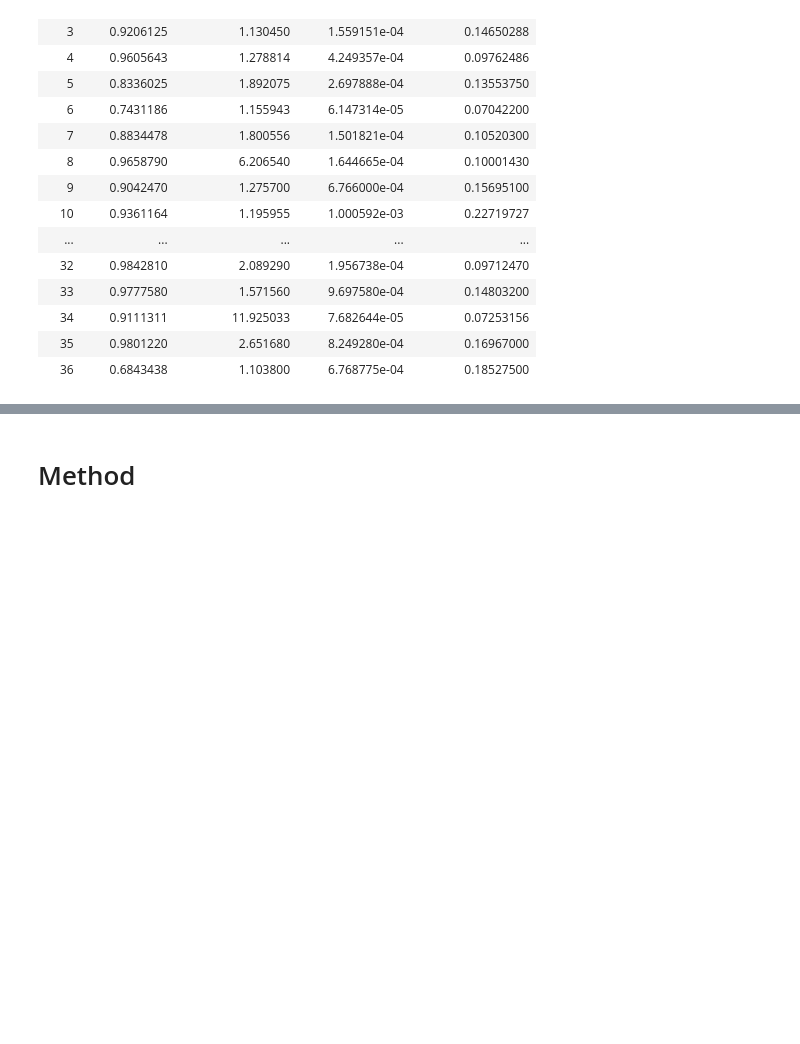
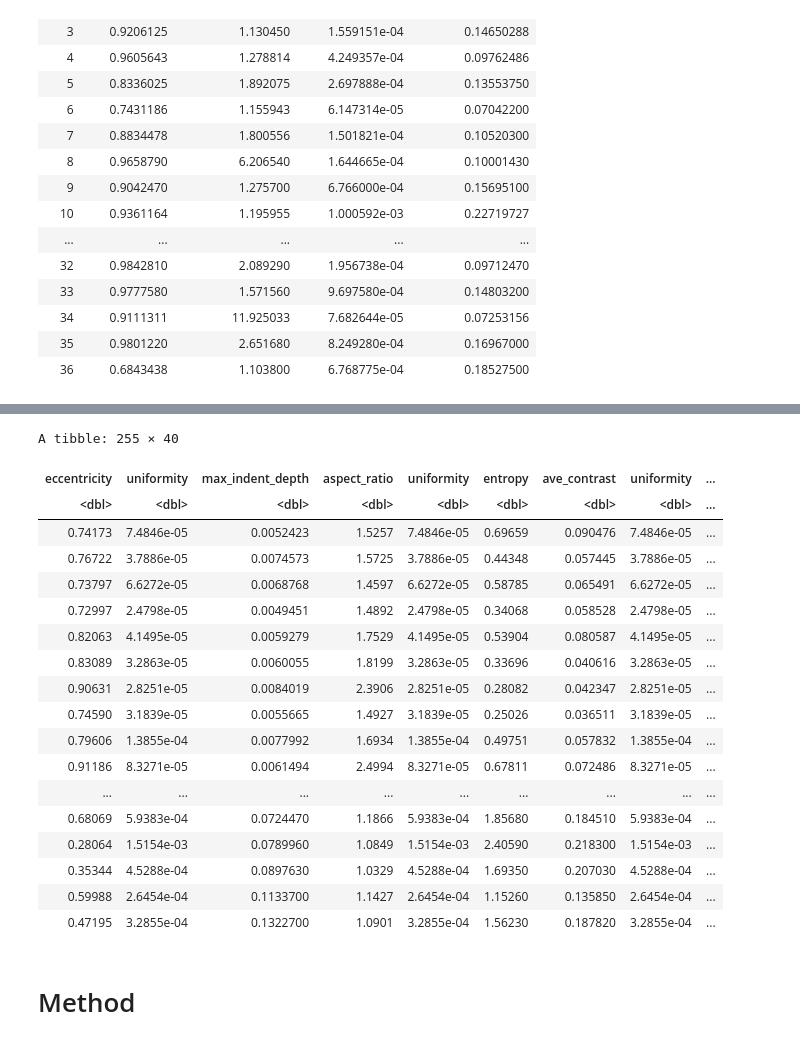
Before and after one commit to tnarode1/dsci_100_group_project, a Jupyter notebook: group.ipynb, the cells around one changed output, grey strips where cells are left out. Saved outputs shown, nothing was run; the diff lists cells and outputs as text; code cells hidden in the pictures; blank space fills up the shorter version.

```diff
--- a/group.ipynb
+++ b/group.ipynb
@@ -154,3 +172,26 @@ A tibble: 30 × 5
+# %%
+leaf_resample<-sample(leaf_train,40,replace=TRUE,prob=NULL)
+leaf_resample
+# %% [output]
+A tibble: 255 × 40
+| eccentricity | uniformity | max_indent_depth | aspect_ratio | uniformity | entropy | ave_contrast | uniformity | ... |
+| <dbl> | <dbl> | <dbl> | <dbl> | <dbl> | <dbl> | <dbl> | <dbl> | ... |
+| 0.74173 | 7.4846e-05 | 0.0052423 | 1.5257 | 7.4846e-05 | 0.69659 | 0.090476 | 7.4846e-05 | ... |
+| 0.76722 | 3.7886e-05 | 0.0074573 | 1.5725 | 3.7886e-05 | 0.44348 | 0.057445 | 3.7886e-05 | ... |
+| 0.73797 | 6.6272e-05 | 0.0068768 | 1.4597 | 6.6272e-05 | 0.58785 | 0.065491 | 6.6272e-05 | ... |
+| 0.72997 | 2.4798e-05 | 0.0049451 | 1.4892 | 2.4798e-05 | 0.34068 | 0.058528 | 2.4798e-05 | ... |
+| 0.82063 | 4.1495e-05 | 0.0059279 | 1.7529 | 4.1495e-05 | 0.53904 | 0.080587 | 4.1495e-05 | ... |
+| 0.83089 | 3.2863e-05 | 0.0060055 | 1.8199 | 3.2863e-05 | 0.33696 | 0.040616 | 3.2863e-05 | ... |
+| 0.90631 | 2.8251e-05 | 0.0084019 | 2.3906 | 2.8251e-05 | 0.28082 | 0.042347 | 2.8251e-05 | ... |
+| 0.74590 | 3.1839e-05 | 0.0055665 | 1.4927 | 3.1839e-05 | 0.25026 | 0.036511 | 3.1839e-05 | ... |
+| 0.79606 | 1.3855e-04 | 0.0077992 | 1.6934 | 1.3855e-04 | 0.49751 | 0.057832 | 1.3855e-04 | ... |
+| 0.91186 | 8.3271e-05 | 0.0061494 | 2.4994 | 8.3271e-05 | 0.67811 | 0.072486 | 8.3271e-05 | ... |
+| ... | ... | ... | ... | ... | ... | ... | ... | ... |
+| 0.68069 | 5.9383e-04 | 0.0724470 | 1.1866 | 5.9383e-04 | 1.85680 | 0.184510 | 5.9383e-04 | ... |
+| 0.28064 | 1.5154e-03 | 0.0789960 | 1.0849 | 1.5154e-03 | 2.40590 | 0.218300 | 1.5154e-03 | ... |
+| 0.35344 | 4.5288e-04 | 0.0897630 | 1.0329 | 4.5288e-04 | 1.69350 | 0.207030 | 4.5288e-04 | ... |
+| 0.59988 | 2.6454e-04 | 0.1133700 | 1.1427 | 2.6454e-04 | 1.15260 | 0.135850 | 2.6454e-04 | ... |
+| 0.47195 | 3.2855e-04 | 0.1322700 | 1.0901 | 3.2855e-04 | 1.56230 | 0.187820 | 3.2855e-04 | ... |
 # %% [markdown]
 # Method
 # %% [markdown]
```
Also changed, not shown: parts of 5 cells of this notebook.
